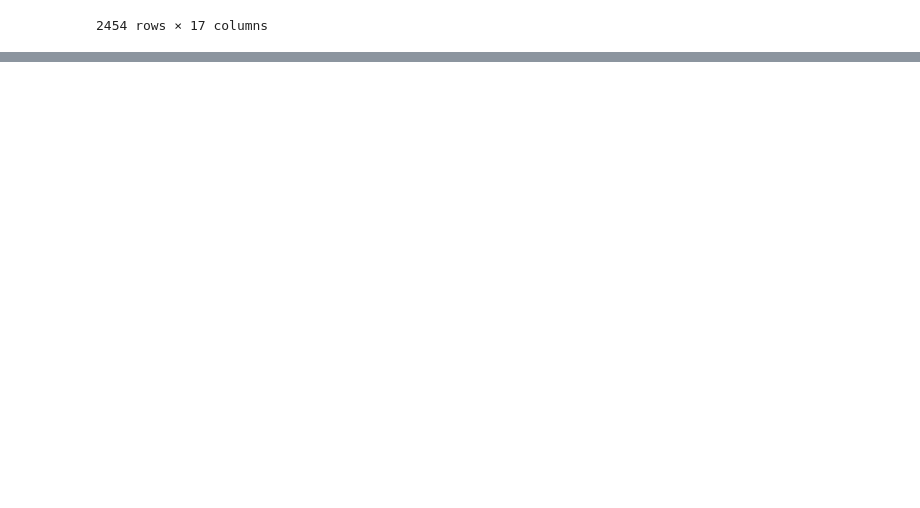
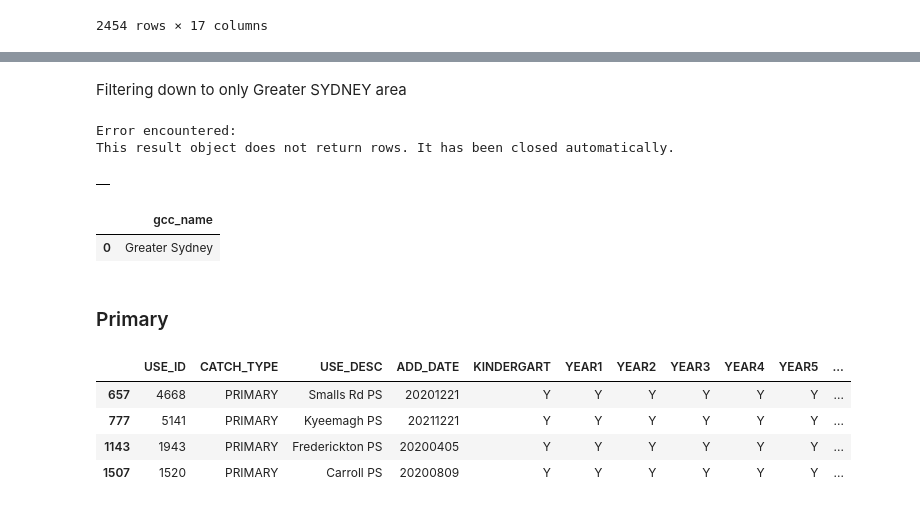
Before and after one commit to joshuahallam127/DATA2901_Assign, a Jupyter notebook: main.ipynb, the cells around one changed output, grey strips where cells are left out. Saved outputs shown, nothing was run; the diff lists cells and outputs as text; code cells hidden in the pictures; blank space fills up the shorter version.

```diff
--- a/main.ipynb
+++ b/main.ipynb
@@ -1067,0 +1116,31 @@ Error encountered:
+# %% [markdown]
+Filtering down to only Greater SYDNEY area
+# %%
+sql = """
+DELETE FROM regions
+WHERE gcc_name <> 'Greater Sydney'
+"""
+query(conn, sql)
+# %% [output]
+Error encountered:
+This result object does not return rows. It has been closed automatically.
+|  |
+# %%
+sql = """
+SELECT DISTINCT(gcc_name)
+FROM regions
+"""
+query(conn, sql)
+# %% [output]
+|  | gcc_name |
+| 0 | Greater Sydney |
+# %% [markdown]
+### Primary
+# %%
+primary[primary['PRIORITY'].notnull()]
+# %% [output]
+|  | USE_ID | CATCH_TYPE | USE_DESC | ADD_DATE | KINDERGART | YEAR1 | YEAR2 | YEAR3 | YEAR4 | YEAR5 | ... |
+| 657 | 4668 | PRIMARY | Smalls Rd PS | 20201221 | Y | Y | Y | Y | Y | Y | ... |
+| 777 | 5141 | PRIMARY | Kyeemagh PS | 20211221 | Y | Y | Y | Y | Y | Y | ... |
+| 1143 | 1943 | PRIMARY | Frederickton PS | 20200405 | Y | Y | Y | Y | Y | Y | ... |
+| 1507 | 1520 | PRIMARY | Carroll PS | 20200809 | Y | Y | Y | Y | Y | Y | ... |
```
Also changed, not shown: parts of 18 cells of this notebook.
